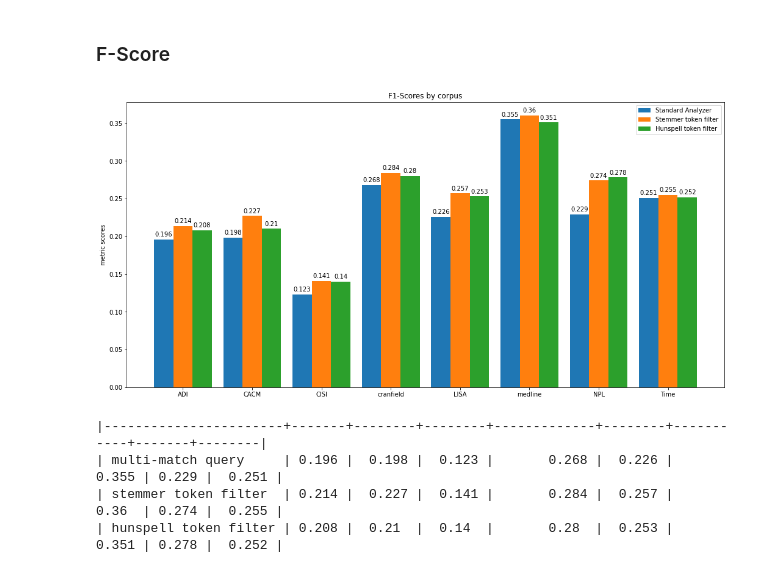
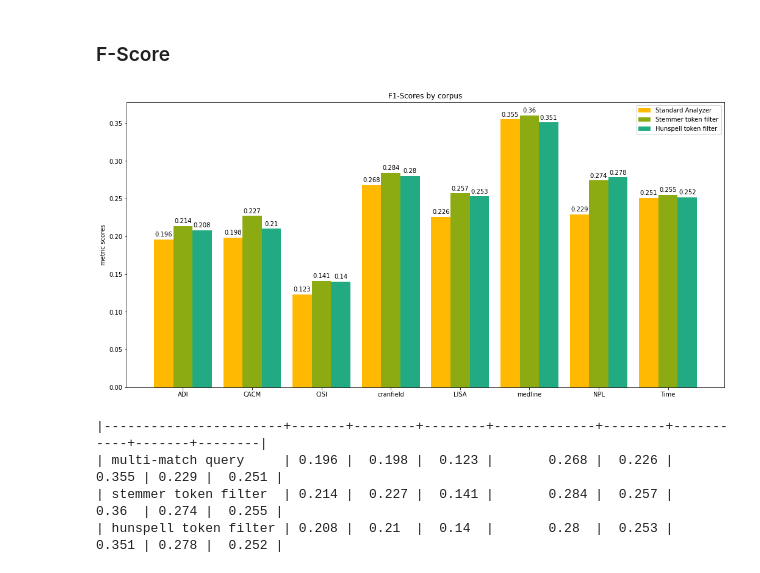
Before and after one commit to pragmalingu/experiments, a Jupyter notebook: 01_Stemming/Evaluation/Comparison_Stemming_vs_Standard_Search.ipynb, the cells around one changed output. Drawn from its saved outputs; the diff is of its cells as text; code cells hidden in the pictures.

```diff
--- a/01_Stemming/Evaluation/Comparison_Stemming_vs_Standard_Search.ipynb
+++ b/01_Stemming/Evaluation/Comparison_Stemming_vs_Standard_Search.ipynb
@@ -1489,41 +1499,44 @@ x = np.arange(len(labels))*1.8  # the label locations
 
 width = 0.5  # the width of the bars
 
+# orange, green, turquoise, black, red, yellow, white
+pragma_colors =  ['#ffb900', '#8cab13', '#22ab82', '#242526', '#cc0000',  '#ffcc00', '#ffffff']
+
 fig, ax = plt.subplots()
-rects1 = ax.bar(x - width, match_metrics_fscore , width, label='Standard Analyzer')
-rects2 = ax.bar(x, stemming_metrics_fscore, width, label='Stemmer token filter')
-rects3 = ax.bar(x + width, hunspell_metrics_fscore, width, label='Hunspell token filter')
+rects1 = ax.bar(x - width, match_metrics_fscore , width, label='Standard Analyzer', color=pragma_colors[0])
+rects2 = ax.bar(x, stemming_metrics_fscore, width, label='Stemmer token filter', color=pragma_colors[1])
+rects3 = ax.bar(x + width, hunspell_metrics_fscore, width, label='Hunspell token filter', color=pragma_colors[2])
 
 # Add some text for labels, title and custom x-axis tick labels, etc.
 ax.set_ylabel('metric scores')
 ax.set_title('F1-Scores by corpus')
 ax.set_xticks(x)
 ax.set_xticklabels(labels)
 ax.legend()
 
 
 def autolabel(rects):
     """Attach a text label above each bar in *rects*, displaying its height."""
     for rect in rects:
         height = rect.get_height()
         ax.annotate('{}'.format(height),
                     xy=(rect.get_x() + rect.get_width() / 2, height),
                     xytext=(0, 3),  # 3 points vertical offset
                     textcoords="offset points",
                     ha='center', va='bottom')
 
 
 autolabel(rects1)
 autolabel(rects2)
 autolabel(rects3)
 
 fig.tight_layout()
 fig.set_figwidth(16)
 fig.set_figheight(8)
 
 plt.show()
 # %% [output]
-[figure, old version]
+[figure, new version]
 # %%
 from tabulate import tabulate
 
```
Also changed, not shown: parts of 13 cells of this notebook.
